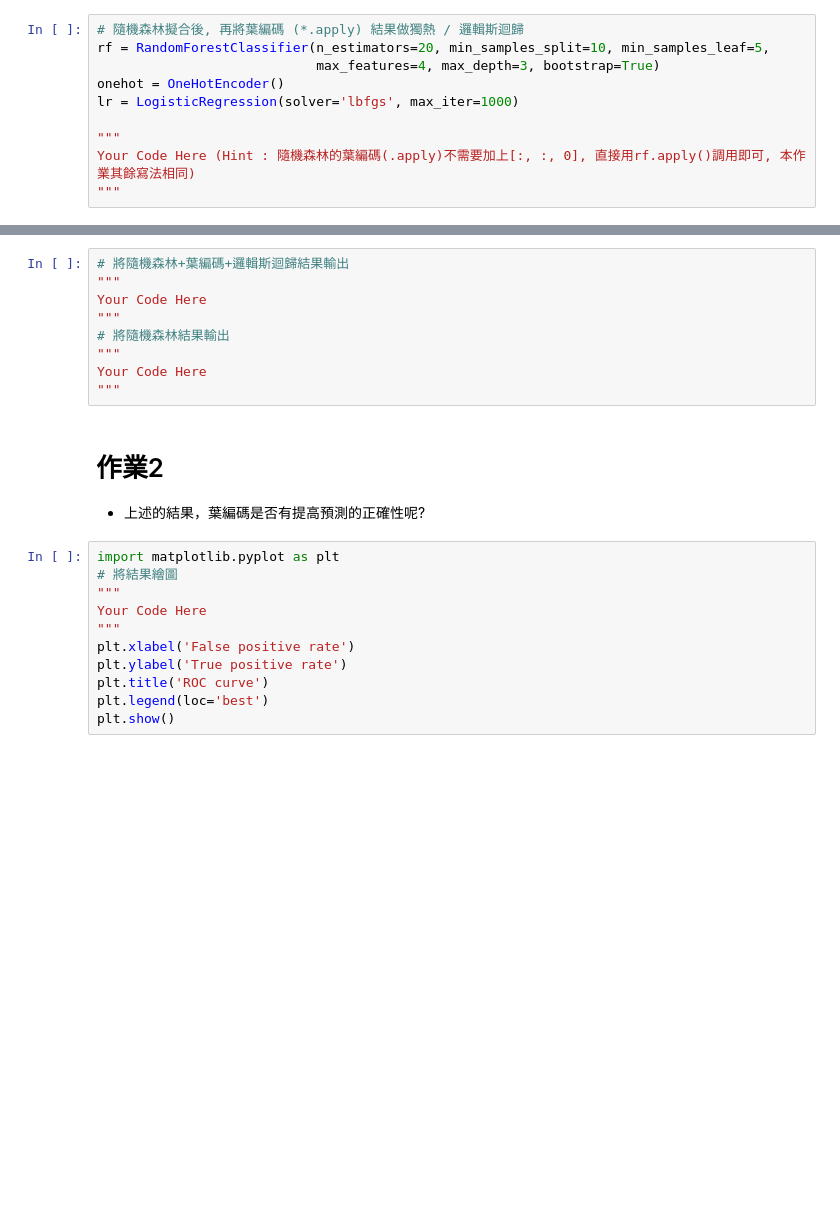
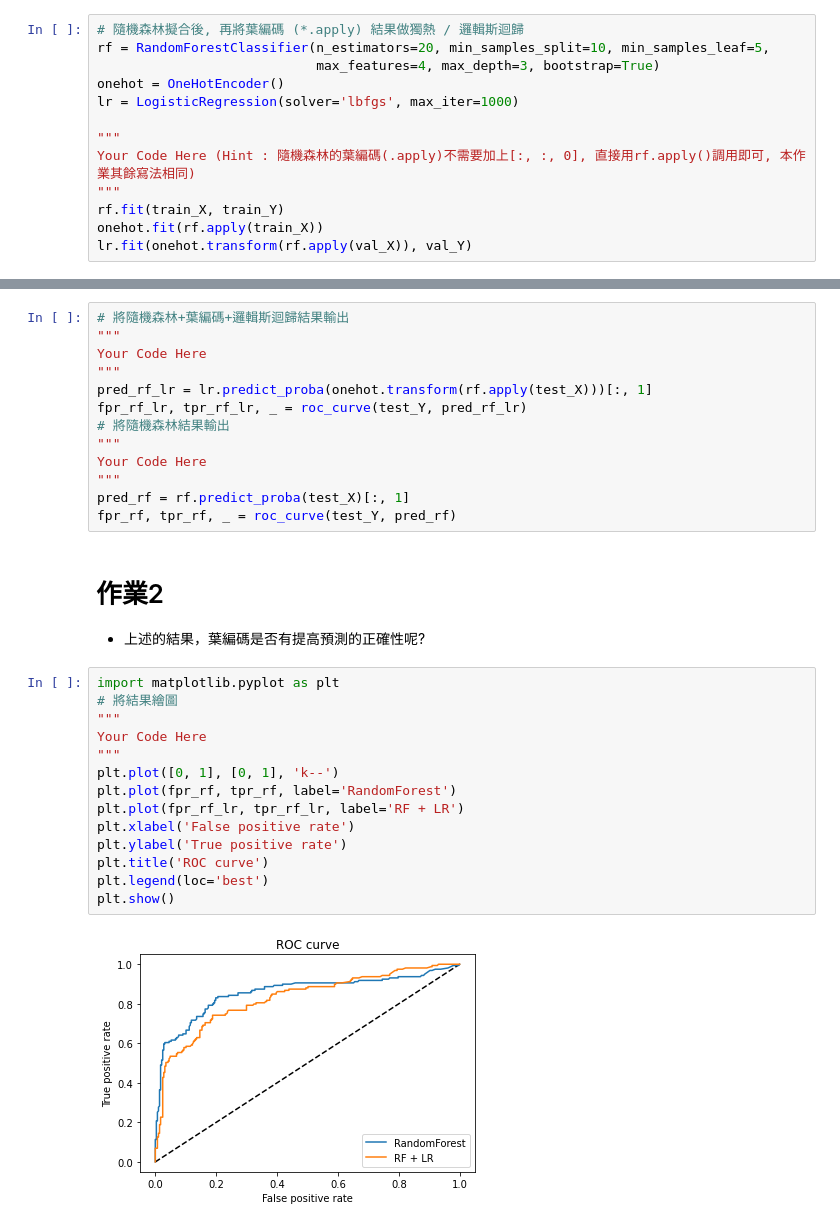
Before and after one commit to s111100001/ML100Days, a Jupyter notebook: homework/Day_032_HW.ipynb, the cells around one changed output, grey strips where cells are left out. Saved outputs shown, nothing was run; the diff lists cells and outputs as text; blank space fills up the shorter version.

```diff
--- a/homework/Day_032_HW.ipynb
+++ b/homework/Day_032_HW.ipynb
@@ -85,3 +69,6 @@ lr = LogisticRegression(solver='lbfgs', max_iter=1000)
 """
 Your Code Here (Hint : 隨機森林的葉編碼(.apply)不需要加上[:, :, 0], 直接用rf.apply()調用即可, 本作業其餘寫法相同)
 """
+rf.fit(train_X, train_Y)
+onehot.fit(rf.apply(train_X))
+lr.fit(onehot.transform(rf.apply(val_X)), val_Y)
@@ -90,21 +93,30 @@ Your Code Here (Hint : 隨機森林的葉編碼(.apply)不需要加上[:, :, 0],
 """
 Your Code Here
 """
+pred_rf_lr = lr.predict_proba(onehot.transform(rf.apply(test_X)))[:, 1]
+fpr_rf_lr, tpr_rf_lr, _ = roc_curve(test_Y, pred_rf_lr)
 # 將隨機森林結果輸出
 """
 Your Code Here
 """
+pred_rf = rf.predict_proba(test_X)[:, 1]
+fpr_rf, tpr_rf, _ = roc_curve(test_Y, pred_rf)
 # %% [markdown]
 # 作業2
 * 上述的結果，葉編碼是否有提高預測的正確性呢?
 # %%
 import matplotlib.pyplot as plt
 # 將結果繪圖
 """
 Your Code Here
 """
+plt.plot([0, 1], [0, 1], 'k--')
+plt.plot(fpr_rf, tpr_rf, label='RandomForest')
+plt.plot(fpr_rf_lr, tpr_rf_lr, label='RF + LR')
 plt.xlabel('False positive rate')
 plt.ylabel('True positive rate')
 plt.title('ROC curve')
 plt.legend(loc='best')
 plt.show()
+# %% [output]
+[figure, added]
```
Also changed, not shown: parts of 5 cells of this notebook.
